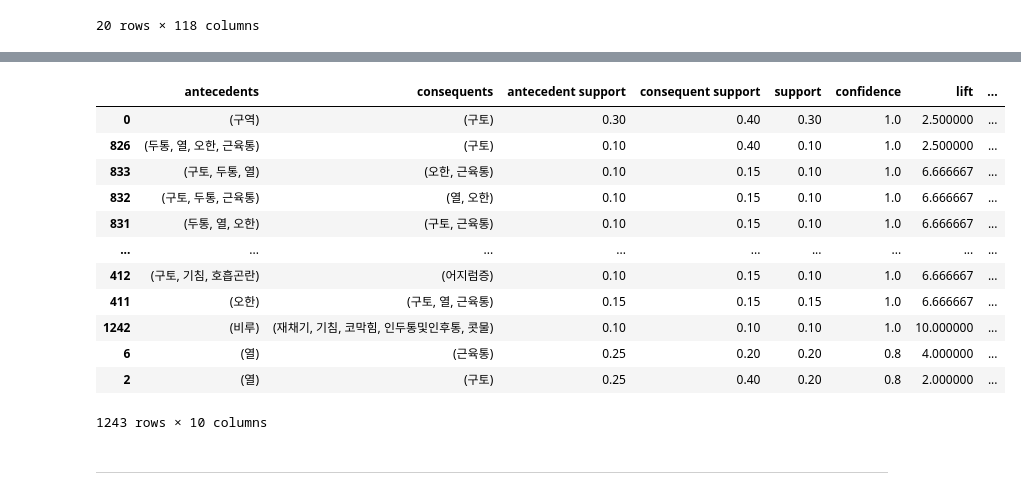
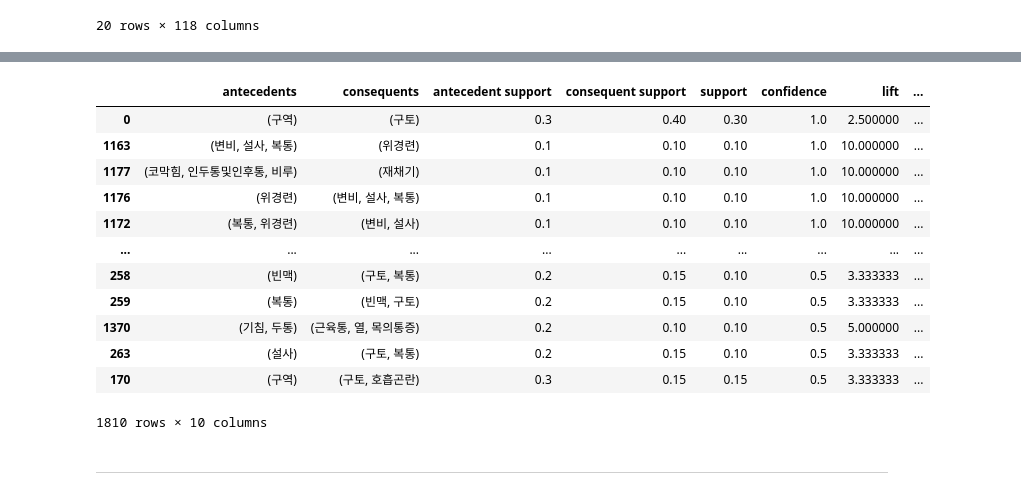
Before and after one commit to chaewon215/DiagnosisAssistant, a Jupyter notebook: ARM.ipynb, the cells around one changed output, grey strips where cells are left out. Drawn from its saved outputs; the diff is of its cells as text; code cells hidden in the pictures.

```diff
--- a/ARM.ipynb
+++ b/ARM.ipynb
@@ -94,25 +0,0 @@ df
-# %%
-for i in range(len(df['증상 키워드'])):
-    syts = df['증상 키워드'][i].split(",")
-    # print(syts)
-    new_syts = []
-    for syt in syts:
-        syt = syt.replace(" ", "")
-
-        if syt != "":
-            if syt == "발열":
-                new_syts.append("열")
-            elif syt == "복부통증":
-                new_syts.append("복통")
-            elif syt == "호흡장애":
-                new_syts.append("호흡곤란")
-            elif syt == "어지러움":
-                new_syts.append("어지럼증")
-            elif syt == "비폐색":
-                new_syts.append("코막힘")
-            else:
-                new_syts.append(syt)
-    df.loc[i, '증상 키워드'] = list(set(new_syts))
-
-# df.to_csv('./crowling/merged_crowling.csv', index=False, encoding='utf-8-sig')
-df
@@ -161,0 +5,3 @@ symptoms
+# %%
+df = pd.read_csv('./crowling/merged_crowling_ver_2.csv', encoding='utf-8')
+df.head(3)
@@ -161,0 +13,6 @@ symptoms
+# %%
+for i in range(len(df)):
+    df.at[i, '증상 키워드'] = df['증상 키워드'][i].replace("[", "").replace("]", "").replace(" ", "").replace("'", "").split(',')
+
+symptoms = list(df["증상 키워드"])
+symptoms[:3]
@@ -203,22 +78,22 @@ symptoms_sets.sort_values(['support'], ascending=False)
 311 rows × 2 columns
 # %%
-rules = association_rules(symptoms_sets, metric="confidence")
+rules = association_rules(symptoms_sets, metric="confidence", min_threshold=0.5)
 # rules.to_csv('./crowling/rules.csv', index=False)
 rules.sort_values(['confidence'], ascending=False)
 # %% [output]
 |  | antecedents | consequents | antecedent support | consequent support | support | confidence | lift | ... |
-| 0 | (구역) | (구토) | 0.30 | 0.40 | 0.30 | 1.0 | 2.500000 | ... |
-| 826 | (두통, 열, 오한, 근육통) | (구토) | 0.10 | 0.40 | 0.10 | 1.0 | 2.500000 | ... |
-| 833 | (구토, 두통, 열) | (오한, 근육통) | 0.10 | 0.15 | 0.10 | 1.0 | 6.666667 | ... |
-| 832 | (구토, 두통, 근육통) | (열, 오한) | 0.10 | 0.15 | 0.10 | 1.0 | 6.666667 | ... |
-| 831 | (두통, 열, 오한) | (구토, 근육통) | 0.10 | 0.15 | 0.10 | 1.0 | 6.666667 | ... |
+| 0 | (구역) | (구토) | 0.3 | 0.40 | 0.30 | 1.0 | 2.500000 | ... |
+| 1163 | (변비, 설사, 복통) | (위경련) | 0.1 | 0.10 | 0.10 | 1.0 | 10.000000 | ... |
+| 1177 | (코막힘, 인두통및인후통, 비루) | (재채기) | 0.1 | 0.10 | 0.10 | 1.0 | 10.000000 | ... |
+| 1176 | (위경련) | (변비, 설사, 복통) | 0.1 | 0.10 | 0.10 | 1.0 | 10.000000 | ... |
+| 1172 | (복통, 위경련) | (변비, 설사) | 0.1 | 0.10 | 0.10 | 1.0 | 10.000000 | ... |
 | ... | ... | ... | ... | ... | ... | ... | ... | ... |
-| 412 | (구토, 기침, 호흡곤란) | (어지럼증) | 0.10 | 0.15 | 0.10 | 1.0 | 6.666667 | ... |
-| 411 | (오한) | (구토, 열, 근육통) | 0.15 | 0.15 | 0.15 | 1.0 | 6.666667 | ... |
-| 1242 | (비루) | (재채기, 기침, 코막힘, 인두통및인후통, 콧물) | 0.10 | 0.10 | 0.10 | 1.0 | 10.000000 | ... |
-| 6 | (열) | (근육통) | 0.25 | 0.20 | 0.20 | 0.8 | 4.000000 | ... |
-| 2 | (열) | (구토) | 0.25 | 0.40 | 0.20 | 0.8 | 2.000000 | ... |
+| 258 | (빈맥) | (구토, 복통) | 0.2 | 0.15 | 0.10 | 0.5 | 3.333333 | ... |
+| 259 | (복통) | (빈맥, 구토) | 0.2 | 0.15 | 0.10 | 0.5 | 3.333333 | ... |
+| 1370 | (기침, 두통) | (근육통, 열, 목의통증) | 0.2 | 0.10 | 0.10 | 0.5 | 5.000000 | ... |
+| 263 | (설사) | (구토, 복통) | 0.2 | 0.15 | 0.10 | 0.5 | 3.333333 | ... |
+| 170 | (구역) | (구토, 호흡곤란) | 0.3 | 0.15 | 0.15 | 0.5 | 3.333333 | ... |
-1243 rows × 10 columns
+1810 rows × 10 columns
 # %% [markdown]
 ---
 # %%
```
Also changed, not shown: parts of 21 cells of this notebook.
